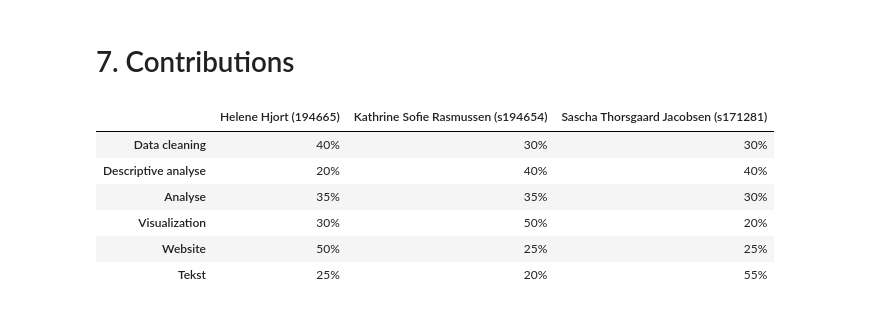
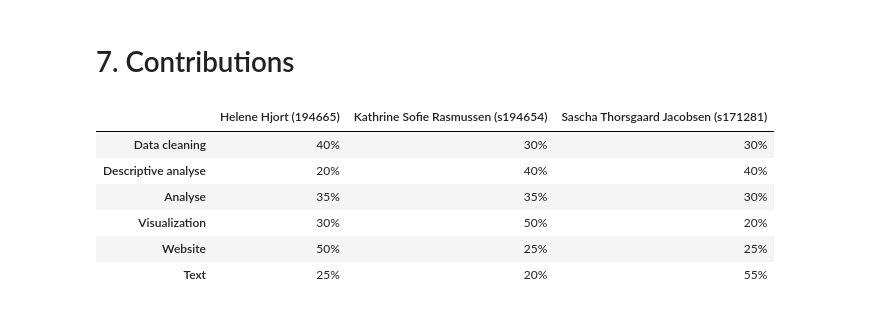
Before and after one commit to HeleneHjort/Socialdata, a Jupyter notebook: Project.ipynb, the cells around one changed output. Saved outputs shown, nothing was run; the diff lists cells and outputs as text; code cells hidden in the pictures.

```diff
--- a/Project.ipynb
+++ b/Project.ipynb
@@ -1410,19 +1412,19 @@ Lastly, our data has been more suitable for analysis on a state level, which has
 # %%
 contribution  = {
     'Helene Hjort (194665)': ['40%', '20%', '35%', '30%', '50%', '25%'],
     'Kathrine Sofie Rasmussen (s194654)': ['30%', '40%', '35%', '50%', '25%', '20%'],
     'Sascha Thorsgaard Jacobsen (s171281)': ['30%', '40%', '30%', '20%', '25%', '55%']
 }
 
-index = ['Data cleaning', 'Descriptive analyse', 'Analyse', 'Visualization', 'Website', 'Tekst']
+index = ['Data cleaning', 'Descriptive analyse', 'Analyse', 'Visualization', 'Website', 'Text']
 
 contribution = pd.DataFrame(contribution, index=index)
 contribution
 # %% [output]
 |  | Helene Hjort (194665) | Kathrine Sofie Rasmussen (s194654) | Sascha Thorsgaard Jacobsen (s171281) |
 | Data cleaning | 40% | 30% | 30% |
 | Descriptive analyse | 20% | 40% | 40% |
 | Analyse | 35% | 35% | 30% |
 | Visualization | 30% | 50% | 20% |
 | Website | 50% | 25% | 25% |
-| Tekst | 25% | 20% | 55% |
+| Text | 25% | 20% | 55% |
```
Also changed, not shown: parts of 2 cells of this notebook, 16 other files.
